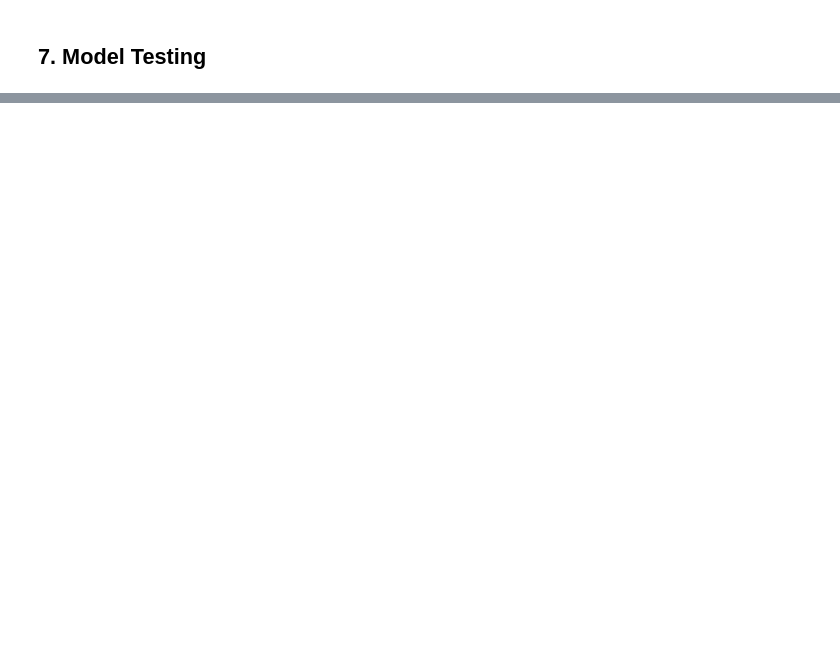
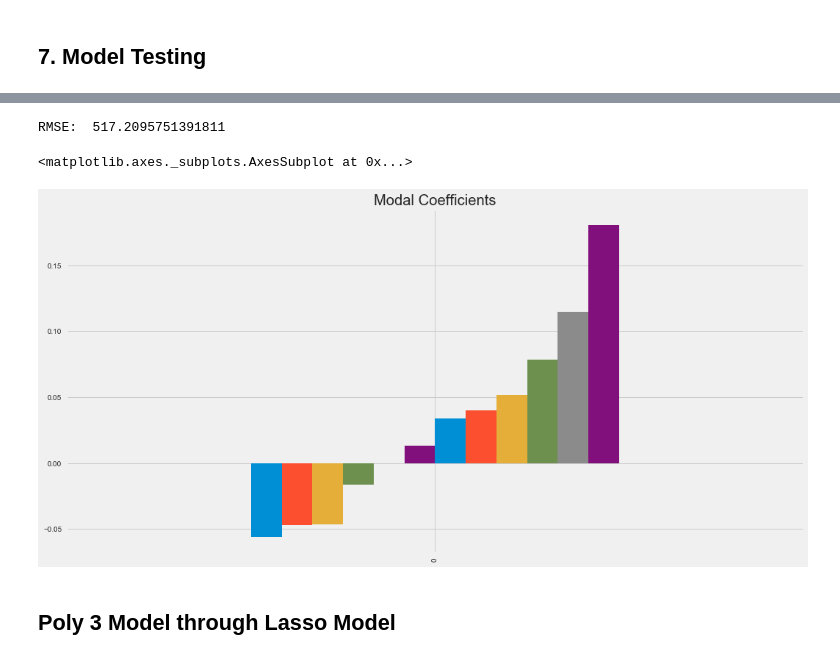
Before and after one commit to dolcikey/Cape_Town_AirBNB, a Jupyter notebook: Final_Cape_Town_AirBNB.ipynb, the cells around one changed output, grey strips where cells are left out. Saved outputs shown, nothing was run; the diff lists cells and outputs as text; code cells hidden in the pictures; blank space fills up the shorter version.

Commit message:
updated stats and models

```diff
--- a/Final_Cape_Town_AirBNB.ipynb
+++ b/Final_Cape_Town_AirBNB.ipynb
@@ -331,0 +505,10 @@ rmse:  0.6853787024523643 r2:  -0.0010194079283252222
+# %%
+continuous_data = []
+# %%
+for i in df_features_columns:
+    if x[i].max == 1:
+        catergorical_data.append(i)
+    else:
+        continuous_data.append(i)
+# %%
+X_train[continuous_data] = scaler.fit_transform(X_train[continuous_data])
@@ -331,0 +526,3 @@ rmse:  0.6853787024523643 r2:  -0.0010194079283252222
+# %%
+lasso_CV = LassoCV(cv = 5, random_state = 42, verbose = 1)
+lasso_CV.fit(X_train, y_train)
@@ -331,0 +538,14 @@ rmse:  0.6853787024523643 r2:  -0.0010194079283252222
+# %%
+print("RMSE: ", np.sqrt(metrics.mean_squared_error(np.exp(y_train), np.exp(y_train_lasso_CV_pred))))
+# %% [output]
+RMSE:  517.2095751391811
+# %%
+lasso_coef01 = pd.DataFrame(data=lasso_CV.coef_).T
+lasso_coef01.columns = X_train.columns
+lasso_coef01 = lasso_coef01.T.sort_values(by=0).T
+lasso_coef01.plot(kind='bar', title='Modal Coefficients', legend=False, figsize=(16,8))
+# %% [output]
+<matplotlib.axes._subplots.AxesSubplot at 0x...>
+[figure, added]
+# %% [markdown]
+## Poly 3 Model through Lasso Model
```
Also changed, not shown: parts of 94 cells of this notebook.
